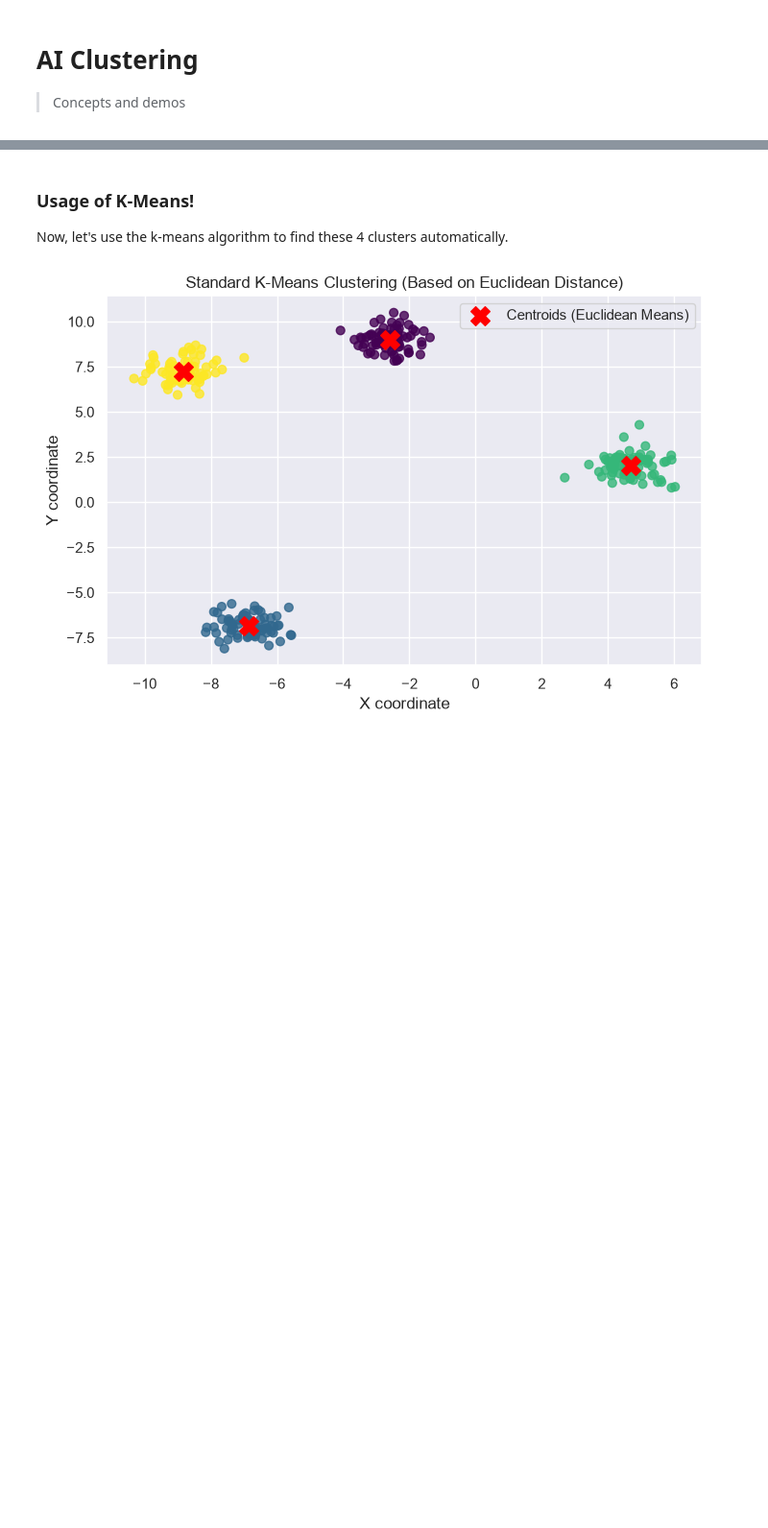
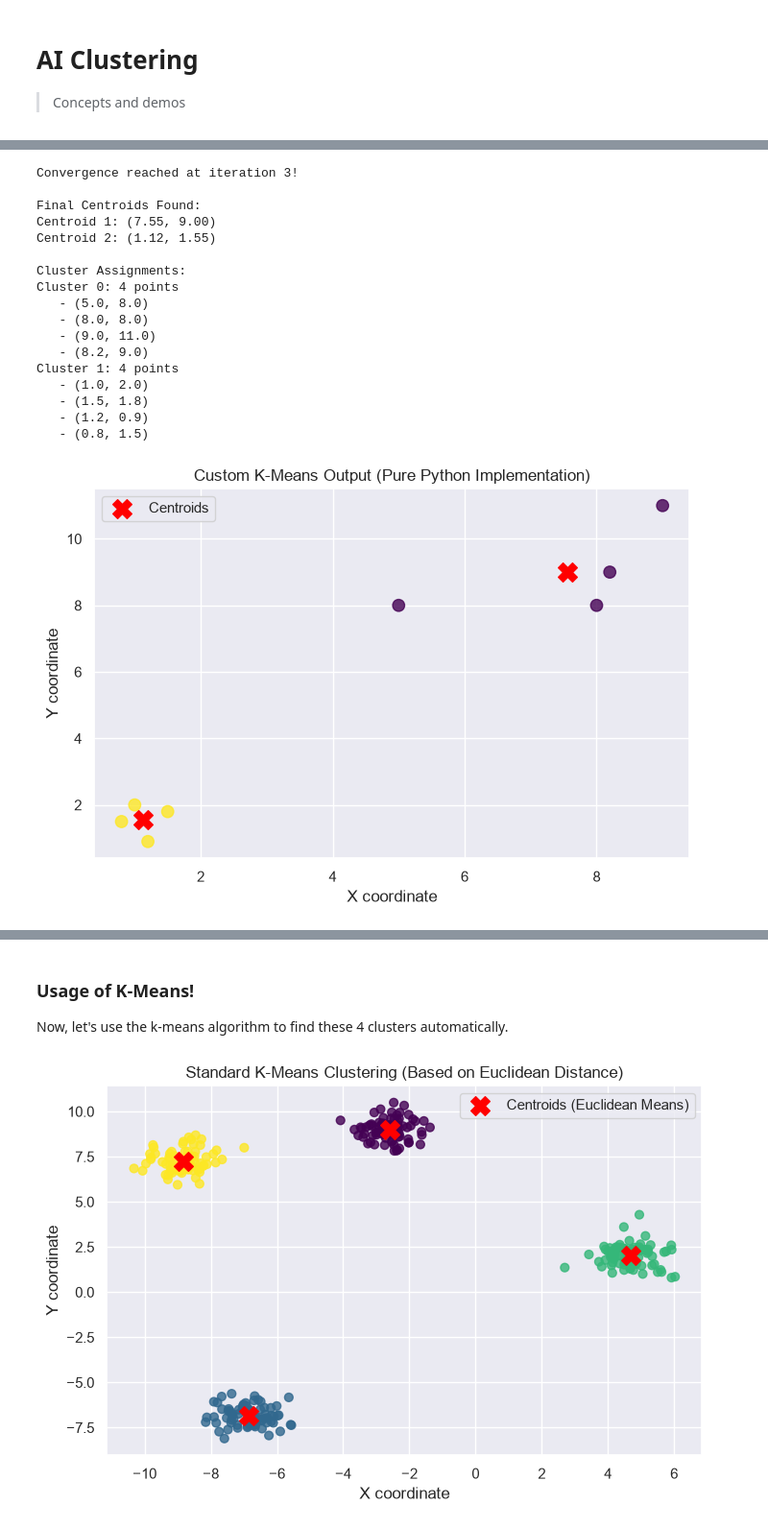
Before and after one commit to gabrielSpassos/ai-sandbox, a Jupyter notebook: clustering-presentation-poc/clustering.ipynb, the cells around one changed output, grey strips where cells are left out. Shown at 96% size. Drawn from its saved outputs; the diff is of its cells as text; code cells hidden in the pictures; blank space fills up the shorter version.

```diff
--- a/clustering-presentation-poc/clustering.ipynb
+++ b/clustering-presentation-poc/clustering.ipynb
@@ -33,3 +75,49 @@ Clustering is an **Unsupervised Machine Learning** technique. Unlike supervised
+# %%
+custom_points = np.array([
+    (1.0, 2.0), (1.5, 1.8), (5.0, 8.0), (8.0, 8.0),
+    (1.2, 0.9), (9.0, 11.0), (8.2, 9.0), (0.8, 1.5)
+])
+
+centroids, predicted_clusters = kmeans_scratch(custom_points, k=2)
+
+print("\nFinal Centroids Found:")
+for i, c in enumerate(centroids):
+    print(f"Centroid {i+1}: ({c[0]:.2f}, {c[1]:.2f})")
+
+print("\nCluster Assignments:")
+for cluster_id in range(len(centroids)):
+    assigned_points = custom_points[predicted_clusters == cluster_id]
+    print(f"Cluster {cluster_id}: {len(assigned_points)} points")
+    for pt in assigned_points:
+        print(f"   - {tuple(pt.tolist())}")
+
+plt.figure(figsize=(8, 5))
+plt.scatter(custom_points[:, 0], custom_points[:, 1], c=predicted_clusters, s=80, cmap='viridis', alpha=0.8)
+plt.scatter(centroids[:, 0], centroids[:, 1], c='red', s=200, marker='X', label='Centroids')
+plt.title("Custom K-Means Output (Pure Python Implementation)")
+plt.xlabel("X coordinate")
+plt.ylabel("Y coordinate")
+plt.legend()
+plt.show()
+# %% [output]
+Convergence reached at iteration 3!
+
+Final Centroids Found:
+Centroid 1: (7.55, 9.00)
+Centroid 2: (1.12, 1.55)
+
+Cluster Assignments:
+Cluster 0: 4 points
+   - (5.0, 8.0)
+   - (8.0, 8.0)
+   - (9.0, 11.0)
+   - (8.2, 9.0)
+Cluster 1: 4 points
+   - (1.0, 2.0)
+   - (1.5, 1.8)
+   - (1.2, 0.9)
+   - (0.8, 1.5)
+[figure, added]
 # %%
 # Generating synthetic 2D data example
 # Create 300 points distributed around 4 centers,
```
Also changed, not shown: parts of 5 cells of this notebook.
